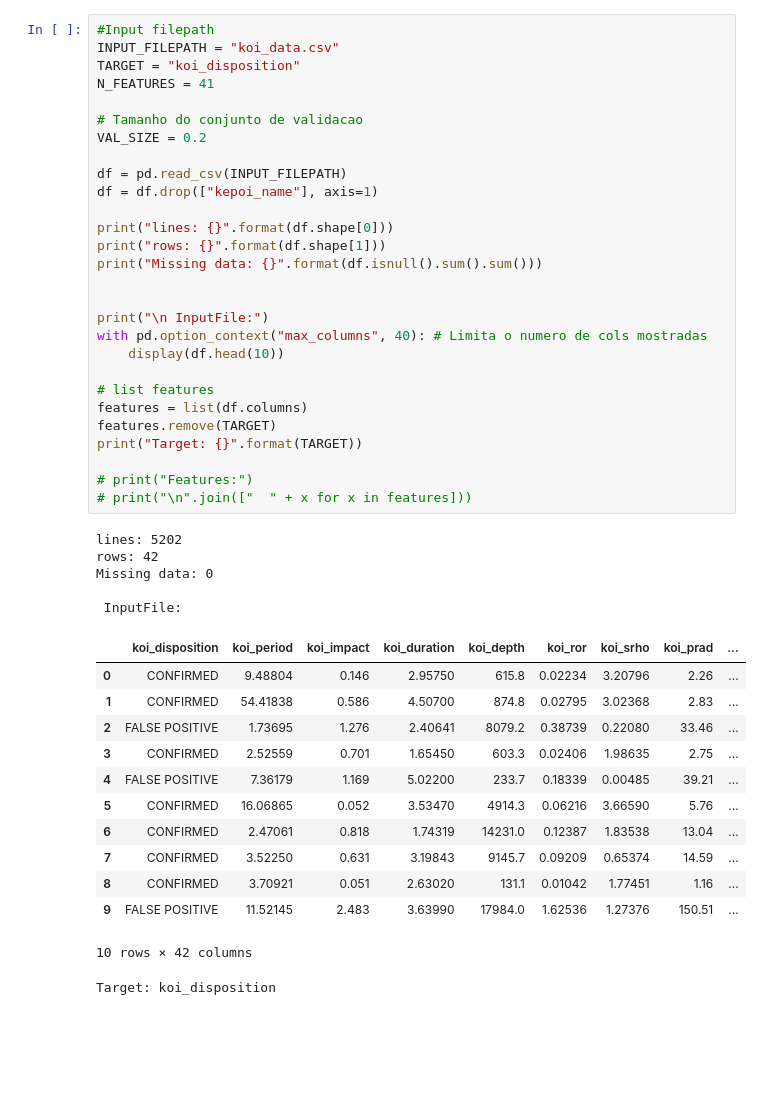
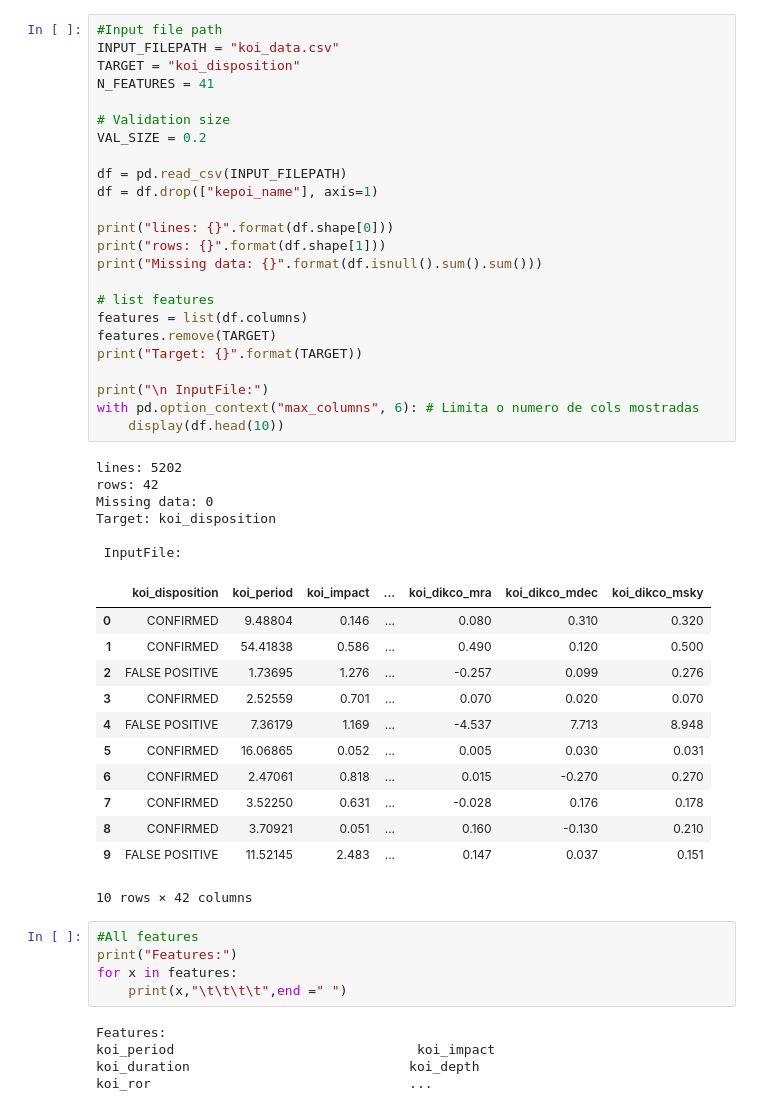
Before and after one commit to mirianfsilva/machine-learning-college-projects, a Jupyter notebook: exoplanet.ipynb, the cells around one changed output. Drawn from its saved outputs; the diff is of its cells as text; blank space fills up the shorter version.

```diff
--- a/exoplanet.ipynb
+++ b/exoplanet.ipynb
@@ -24,49 +29,53 @@ from sklearn.model_selection import KFold
 # %%
-#Input filepath
+#Input file path
 INPUT_FILEPATH = "koi_data.csv"
 TARGET = "koi_disposition"
 N_FEATURES = 41
 
-# Tamanho do conjunto de validacao
+# Validation size
 VAL_SIZE = 0.2
 
 df = pd.read_csv(INPUT_FILEPATH)
 df = df.drop(["kepoi_name"], axis=1)
 
 print("lines: {}".format(df.shape[0]))
 print("rows: {}".format(df.shape[1]))
 print("Missing data: {}".format(df.isnull().sum().sum()))
 
-
-print("\n InputFile:")
-with pd.option_context("max_columns", 40): # Limita o numero de cols mostradas
-    display(df.head(10))
-
 # list features
 features = list(df.columns)
 features.remove(TARGET)
 print("Target: {}".format(TARGET))
 
-# print("Features:")
-# print("\n".join(["  " + x for x in features]))
+print("\n InputFile:")
+with pd.option_context("max_columns", 6): # Limita o numero de cols mostradas
+    display(df.head(10))
 # %% [output]
 lines: 5202
 rows: 42
 Missing data: 0
+Target: koi_disposition
 
  InputFile:
-|  | koi_disposition | koi_period | koi_impact | koi_duration | koi_depth | koi_ror | koi_srho | koi_prad | ... |
-| 0 | CONFIRMED | 9.48804 | 0.146 | 2.95750 | 615.8 | 0.02234 | 3.20796 | 2.26 | ... |
-| 1 | CONFIRMED | 54.41838 | 0.586 | 4.50700 | 874.8 | 0.02795 | 3.02368 | 2.83 | ... |
-| 2 | FALSE POSITIVE | 1.73695 | 1.276 | 2.40641 | 8079.2 | 0.38739 | 0.22080 | 33.46 | ... |
-| 3 | CONFIRMED | 2.52559 | 0.701 | 1.65450 | 603.3 | 0.02406 | 1.98635 | 2.75 | ... |
-| 4 | FALSE POSITIVE | 7.36179 | 1.169 | 5.02200 | 233.7 | 0.18339 | 0.00485 | 39.21 | ... |
-| 5 | CONFIRMED | 16.06865 | 0.052 | 3.53470 | 4914.3 | 0.06216 | 3.66590 | 5.76 | ... |
-| 6 | CONFIRMED | 2.47061 | 0.818 | 1.74319 | 14231.0 | 0.12387 | 1.83538 | 13.04 | ... |
-| 7 | CONFIRMED | 3.52250 | 0.631 | 3.19843 | 9145.7 | 0.09209 | 0.65374 | 14.59 | ... |
-| 8 | CONFIRMED | 3.70921 | 0.051 | 2.63020 | 131.1 | 0.01042 | 1.77451 | 1.16 | ... |
-| 9 | FALSE POSITIVE | 11.52145 | 2.483 | 3.63990 | 17984.0 | 1.62536 | 1.27376 | 150.51 | ... |
+|  | koi_disposition | koi_period | koi_impact | ... | koi_dikco_mra | koi_dikco_mdec | koi_dikco_msky |
+| 0 | CONFIRMED | 9.48804 | 0.146 | ... | 0.080 | 0.310 | 0.320 |
+| 1 | CONFIRMED | 54.41838 | 0.586 | ... | 0.490 | 0.120 | 0.500 |
+| 2 | FALSE POSITIVE | 1.73695 | 1.276 | ... | -0.257 | 0.099 | 0.276 |
+| 3 | CONFIRMED | 2.52559 | 0.701 | ... | 0.070 | 0.020 | 0.070 |
+| 4 | FALSE POSITIVE | 7.36179 | 1.169 | ... | -4.537 | 7.713 | 8.948 |
+| 5 | CONFIRMED | 16.06865 | 0.052 | ... | 0.005 | 0.030 | 0.031 |
+| 6 | CONFIRMED | 2.47061 | 0.818 | ... | 0.015 | -0.270 | 0.270 |
+| 7 | CONFIRMED | 3.52250 | 0.631 | ... | -0.028 | 0.176 | 0.178 |
+| 8 | CONFIRMED | 3.70921 | 0.051 | ... | 0.160 | -0.130 | 0.210 |
+| 9 | FALSE POSITIVE | 11.52145 | 2.483 | ... | 0.147 | 0.037 | 0.151 |
 10 rows × 42 columns
-Target: koi_disposition
+# %%
+#All features
+print("Features:")
+for x in features:
+    print(x,"\t\t\t\t",end =" ")
+# %% [output]
+Features:
+koi_period                               koi_impact                              koi_duration                            koi_depth                               koi_ror                                 ...
 # %%
 # Numeric datas
```
Also changed, not shown: parts of 11 cells of this notebook, 1 other file.
